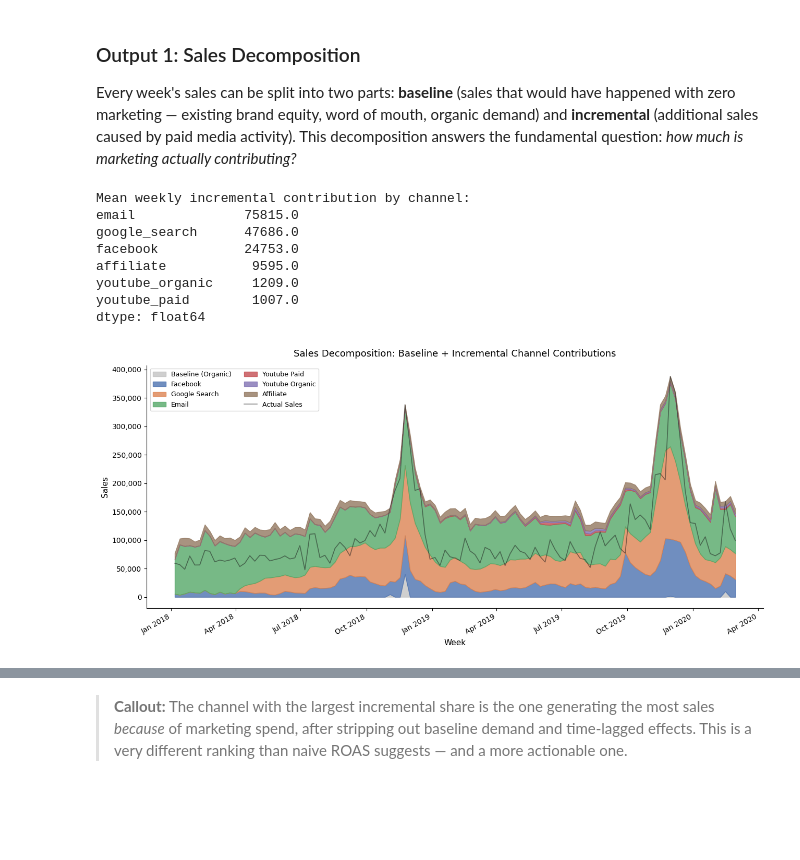
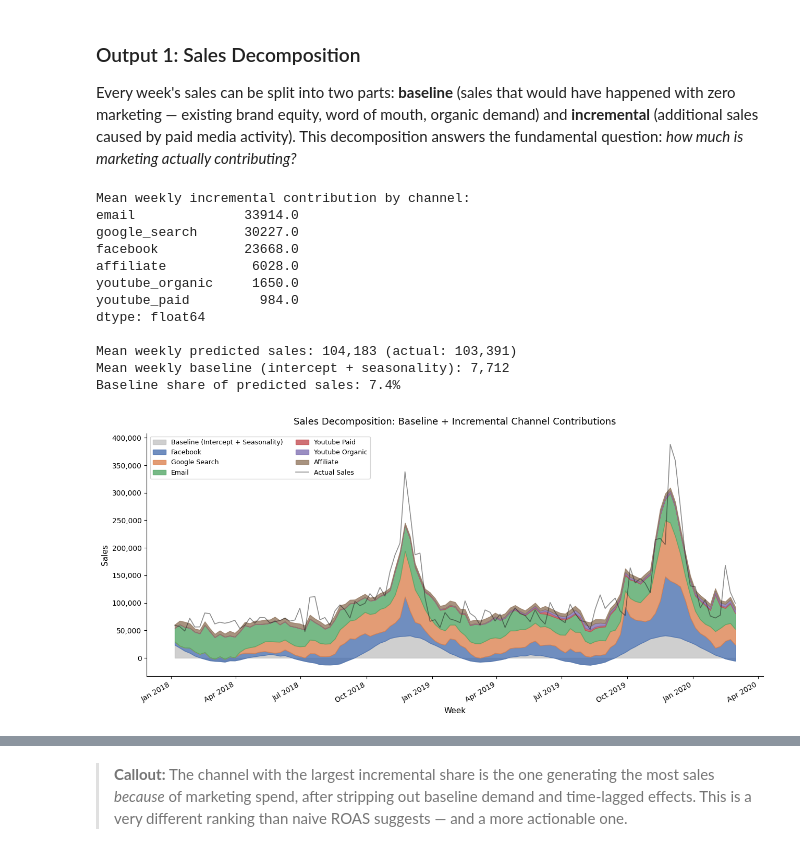
Before and after one commit to dustintdn/mmm-budget-optimization, a Jupyter notebook: notebooks/mmm_analysis.ipynb, the cells around one changed output, grey strips where cells are left out. Drawn from its saved outputs; the diff is of its cells as text; code cells hidden in the pictures; blank space fills up the shorter version.

Commit message:
feat: Add seasonality and non-negative baseline to model, update results

```diff
--- a/notebooks/mmm_analysis.ipynb
+++ b/notebooks/mmm_analysis.ipynb
@@ -350,11 +361,12 @@ Channels:     ['facebook', 'google_search', 'email', 'youtube_paid', 'youtube_or
 # ── Fit the model using the NUTS sampler ──────────────────────────────────────
 # NUTS (No-U-Turn Sampler) handles the correlated, non-linear posterior well.
 # 4 chains is the standard minimum for reliable convergence diagnostics;
-# target_accept=0.9 reduces divergences.
+# target_accept=0.95 takes smaller steps to avoid divergences in the
+# tighter posterior geometry introduced by the seasonality terms.
 idata = mmm.fit(
     X=X,
     y=y,
-    target_accept=0.9,
+    target_accept=0.95,
     draws=1000,
     tune=1000,
     chains=4,
@@ -445,64 +456,70 @@ In-sample R² (posterior predictive mean vs. observed): 0.797
 
 Every week's sales can be split into two parts: **baseline** (sales that would have happened with zero marketing — existing brand equity, word of mouth, organic demand) and **incremental** (additional sales caused by paid media activity). This decomposition answers the fundamental question: *how much is marketing actually contributing?*
 # %%
-# ── Compute channel contributions in original (un-normalized) sales scale ────
-try:
-    # pymc_marketing >= 0.9: compute_channel_contribution_original_scale()
-    contribs_xr = mmm.compute_channel_contribution_original_scale()
-    # Average over posterior draws and chains -> shape (weeks, channels)
-    mean_contribs = contribs_xr.mean(dim=['chain', 'draw'])
-    contribs_df = pd.DataFrame(
-        mean_contribs.values * sales_mean,
-        columns=CHANNELS,
-        index=df.index,
-    )
-except AttributeError:
-    # Fallback: extract channel_contributions directly from idata
-    cc = idata.posterior['channel_contributions'].mean(dim=['chain', 'draw'])
-    contribs_df = pd.DataFrame(cc.values * sales_mean, columns=CHANNELS, index=df.index)
+# ── Channel contributions and model-based baseline (original sales scale) ─────
+contribs_xr = idata.posterior['channel_contribution_original_scale']
+contribs_df = pd.DataFrame(
+    contribs_xr.mean(dim=['chain', 'draw']).values * sales_mean,
+    columns=CHANNELS,
+    index=df.index,
+)
 
-# Baseline = actual sales minus all channel contributions (floored at 0)
-baseline = (df['sales'] - contribs_df.sum(axis=1)).clip(lower=0)
+# Baseline comes from the model itself: predicted sales minus all channel
+# contributions leaves the intercept + seasonality — demand the model says
+# would occur with zero media activity. This is preferable to subtracting
+# contributions from *actual* sales, which folds residual noise into the
+# baseline and requires ad-hoc clipping. y_pred is the posterior predictive
+# mean computed in the model-fit check above.
+predicted_sales = pd.Series(y_pred * sales_mean, index=df.index)
+baseline = predicted_sales - contribs_df.sum(axis=1)
 
 print('Mean weekly incremental contribution by channel:')
 print(contribs_df.mean().round(0).sort_values(ascending=False))
+print(f'\nMean weekly predicted sales: {predicted_sales.mean():,.0f} (actual: {df["sales"].mean():,.0f})')
+print(f'Mean weekly baseline (intercept + seasonality): {baseline.mean():,.0f}')
+print(f'Baseline share of predicted sales: {baseline.sum() / predicted_sales.sum() * 100:.1f}%')
 # %% [output]
 Mean weekly incremental contribution by channel:
-email              75815.0
-google_search      47686.0
-facebook           24753.0
-affiliate           9595.0
-youtube_organic     1209.0
-youtube_paid        1007.0
+email              33914.0
+google_search      30227.0
+facebook           23668.0
+affiliate           6028.0
+youtube_organic     1650.0
+youtube_paid         984.0
 dtype: float64
+
+Mean weekly predicted sales: 104,183 (actual: 103,391)
+Mean weekly baseline (intercept + seasonality): 7,712
+Baseline share of predicted sales: 7.4%
 # %%
 # ── Stacked area chart: baseline + incremental channel contributions ──────────
 fig, ax = plt.subplots(figsize=(13, 6))
 bottom = baseline.values.copy()
 
-ax.fill_between(df['date'], 0, baseline, color=COLORS['baseline'], alpha=0.7, label='Baseline (Organic)')
+ax.fill_between(df['date'], 0, baseline, color=COLORS['baseline'], alpha=0.7,
+                label='Baseline (Intercept + Seasonality)')
 
 for ch in CHANNELS:
     ax.fill_between(
         df['date'], bottom, bottom + contribs_df[ch].values,
         color=COLORS[ch], alpha=0.8,
         label=ch.replace('_', ' ').title(),
     )
     bottom = bottom + contribs_df[ch].values
 
 ax.plot(df['date'], df['sales'], color='#1A1A1A', linewidth=1.2, alpha=0.5, label='Actual Sales')
 ax.set_title('Sales Decomposition: Baseline + Incremental Channel Contributions', pad=12)
 ax.set_xlabel('Week')
 ax.set_ylabel('Sales')
 ax.yaxis.set_major_formatter(mticker.FuncFormatter(lambda x, _: f'{x:,.0f}'))
 ax.legend(loc='upper left', ncol=2, fontsize=9, framealpha=0.8)
 ax.xaxis.set_major_formatter(mdates.DateFormatter('%b %Y'))
 ax.xaxis.set_major_locator(mdates.MonthLocator(bymonth=[1, 4, 7, 10]))
 fig.autofmt_xdate()
 plt.tight_layout()
 plt.show()
 # %% [output]
-[figure, old version]
+[figure, new version]
 # %%
 # ── Incremental sales share by channel, with posterior uncertainty ────────────
 total_incremental = contribs_df.sum().sum()
```
Also changed, not shown: parts of 13 cells of this notebook, 1 other file.
